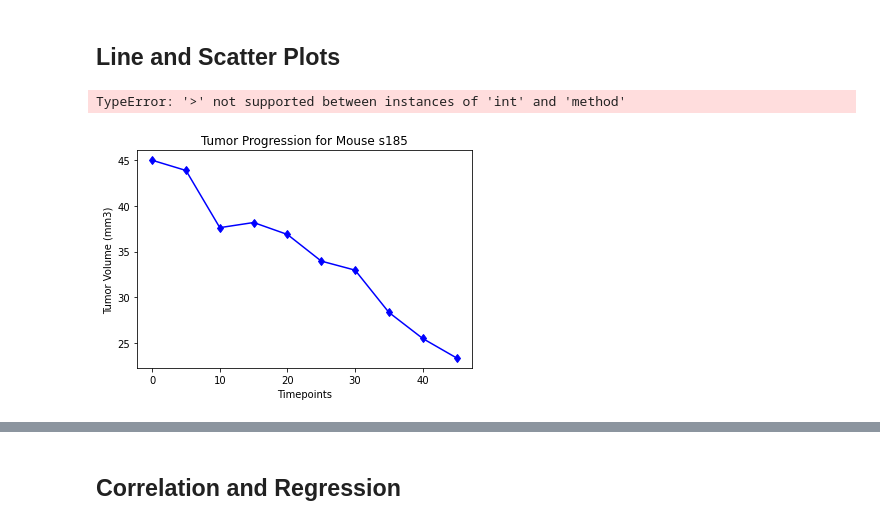
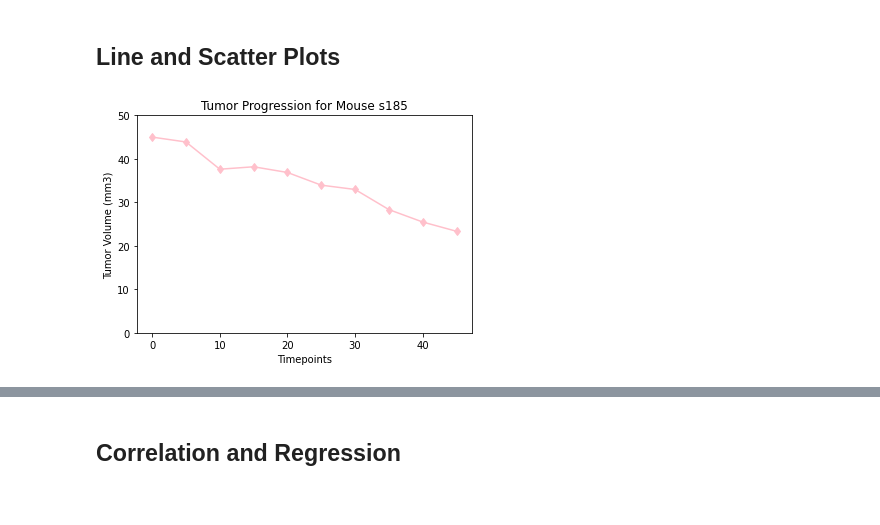
Before and after one commit to siararaeDA/matplotlib-challenge, a Jupyter notebook: Pymaceuticals/pymaceuticals.ipynb, the cells around one changed output, grey strips where cells are left out. Saved outputs shown, nothing was run; the diff lists cells and outputs as text; code cells hidden in the pictures.

Commit message:
Added scatter plot.

```diff
--- a/Pymaceuticals/pymaceuticals.ipynb
+++ b/Pymaceuticals/pymaceuticals.ipynb
@@ -270,17 +270,16 @@ plt.show()
 # %%
 # Generate a line plot of tumor volume vs. time point for a mouse treated with Capomulin
 
 # Pull all rows with Capomulin, then locate a mouse ID to use.
 capMouse = data_clean.loc[(data_clean['Drug Regimen'] == 'Capomulin'), :]
 capMouse = capMouse.loc[(capMouse['Mouse ID'] == 's185'), :]
 capMouse
 
 plt.title('Tumor Progression for Mouse s185')
-plt.plot(capMouse['Timepoint'], capMouse['Tumor Volume (mm3)'], marker='d', color='blue')
+plt.plot(capMouse['Timepoint'], capMouse['Tumor Volume (mm3)'], marker='d', color='pink')
 plt.xlabel('Timepoints')
 plt.ylabel('Tumor Volume (mm3)')
-plt.ylim(0, capMouse['Tumor Volume (mm3)'].max)
+plt.ylim(0, 50)
 plt.show()
 # %% [output]
-TypeError: '>' not supported between instances of 'int' and 'method'
-[figure, old version]
+[figure, new version]
```
Also changed, not shown: parts of 2 cells of this notebook.
